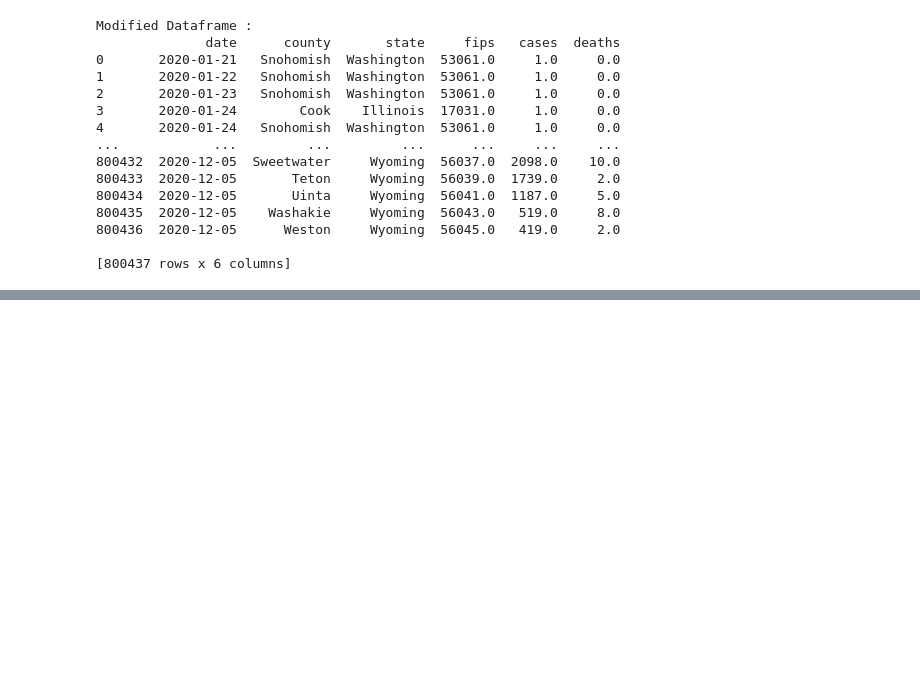
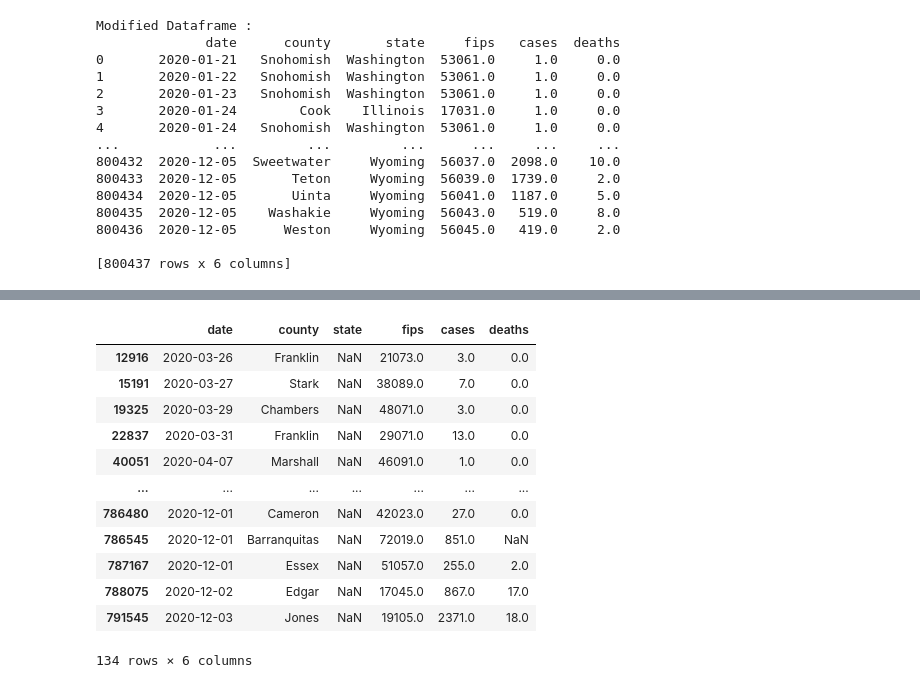
Before and after one commit to LordOfRaptor/Study-USA-Covid-19-Data, a Jupyter notebook: Cleaning.ipynb, the cells around one changed output, grey strips where cells are left out. Saved outputs shown, nothing was run; the diff lists cells and outputs as text; code cells hidden in the pictures; blank space fills up the shorter version.

```diff
--- a/Cleaning.ipynb
+++ b/Cleaning.ipynb
@@ -38,0 +103,17 @@ print(list(data.columns))
+# %%
+bool_series_state = pd.isnull(df["state"])
+df[bool_series_state==True]
+# %% [output]
+|  | date | county | state | fips | cases | deaths |
+| 12916 | 2020-03-26 | Franklin | NaN | 21073.0 | 3.0 | 0.0 |
+| 15191 | 2020-03-27 | Stark | NaN | 38089.0 | 7.0 | 0.0 |
+| 19325 | 2020-03-29 | Chambers | NaN | 48071.0 | 3.0 | 0.0 |
+| 22837 | 2020-03-31 | Franklin | NaN | 29071.0 | 13.0 | 0.0 |
+| 40051 | 2020-04-07 | Marshall | NaN | 46091.0 | 1.0 | 0.0 |
+| ... | ... | ... | ... | ... | ... | ... |
+| 786480 | 2020-12-01 | Cameron | NaN | 42023.0 | 27.0 | 0.0 |
+| 786545 | 2020-12-01 | Barranquitas | NaN | 72019.0 | 851.0 | NaN |
+| 787167 | 2020-12-01 | Essex | NaN | 51057.0 | 255.0 | 2.0 |
+| 788075 | 2020-12-02 | Edgar | NaN | 17045.0 | 867.0 | 17.0 |
+| 791545 | 2020-12-03 | Jones | NaN | 19105.0 | 2371.0 | 18.0 |
+134 rows × 6 columns
```
Also changed, not shown: parts of 21 cells of this notebook.
